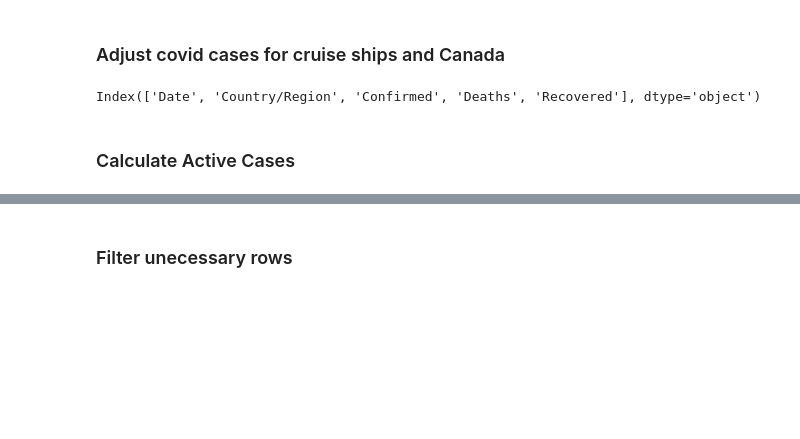
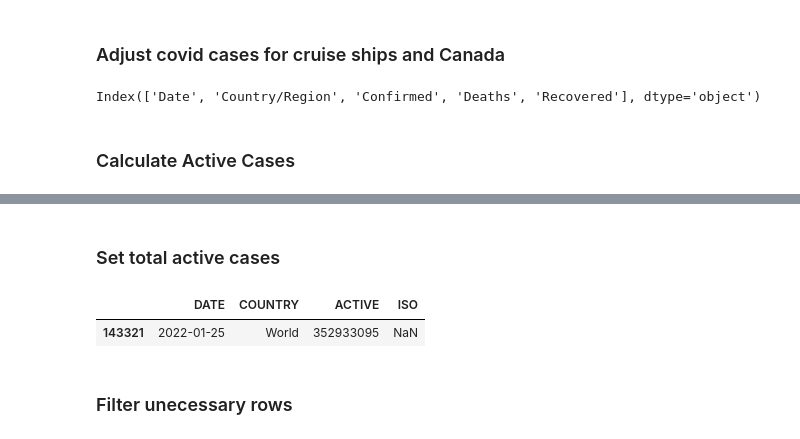
Before and after one commit to vivard/awesome-notebooks, a Jupyter notebook: WSR/John_Hopkins_Active_covid_cases_worldmap.ipynb, the cells around one changed output, grey strips where cells are left out. Drawn from its saved outputs; the diff is of its cells as text; code cells hidden in the pictures; blank space fills up the shorter version.

Commit message:
feat : Set today's active cases

```diff
--- a/WSR/John_Hopkins_Active_covid_cases_worldmap.ipynb
+++ b/WSR/John_Hopkins_Active_covid_cases_worldmap.ipynb
@@ -39,7 +21,11 @@ from dataprep.clean import clean_country
 ## Set current date
 # %%
 from datetime import date
+from datetime import timedelta
+today = date.today()
+yesterday = today - timedelta(days = 1)
+print("Today's date:", today,"\nYesterday's date :",yesterday)
+type(yesterday)
 
-today = date.today()
-print("Today's date:", today)
+yesterday.strftime('%Y-%m-%d')
 # %% [output]
@@ -218,3 +205,14 @@ Result contains 141469 (98.97%) values in the correct format and 1466 null value
+# %% [markdown]
+### Set total active cases
+# %%
+### df_1 = df.loc[((df['Type 1'] == 'Grass') | (df['Type 2'] == 'Grass')) & (df['HP'] >= 70
+
+###total_cases = (df2[(df2.COUNTRY) == 'World']) & (df2[(df2.DATE) == '2022-01-23'])
+total_cases = df2.loc[((df2['COUNTRY'] == 'World') & (df['DATE'] == yesterday.strftime('%Y-%m-%d')))]
+total_cases
+# %% [output]
+|  | DATE | COUNTRY | ACTIVE | ISO |
+| 143321 | 2022-01-25 | World | 352933095 | NaN |
 # %% [markdown]
 ### Filter unecessary rows
 # %%
```
Also changed, not shown: parts of 10 cells of this notebook.
